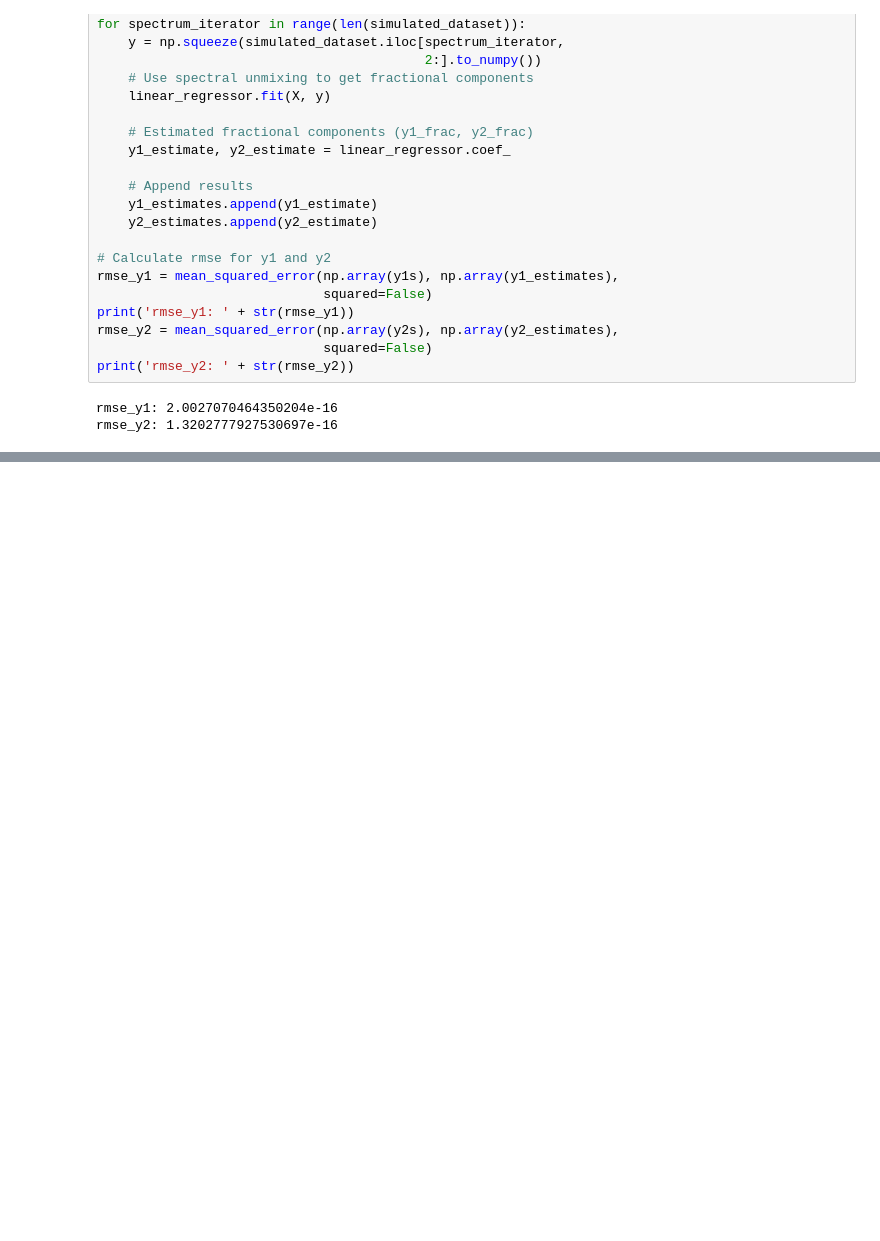
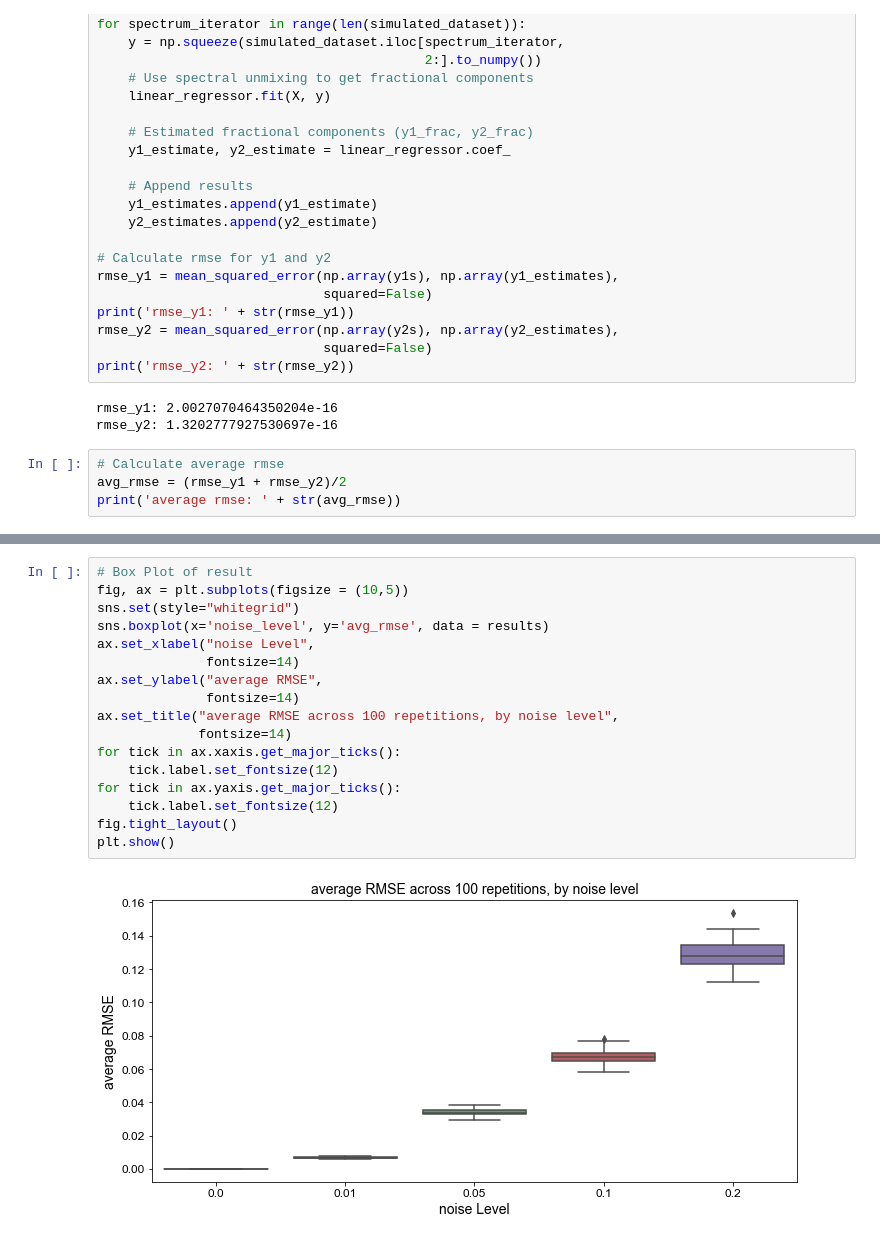
Before and after one commit to kylemjonesislanders/md-anderson, a Jupyter notebook: spectral-unmixing/simulation_experiment.ipynb, the cells around one changed output, grey strips where cells are left out. Cells and saved outputs as stored; diff of their text form; blank space fills up the shorter version.

```diff
--- a/spectral-unmixing/simulation_experiment.ipynb
+++ b/spectral-unmixing/simulation_experiment.ipynb
@@ -236,3 +237,7 @@ print('rmse_y2: ' + str(rmse_y2))
 # %% [output]
 rmse_y1: 2.0027070464350204e-16
 rmse_y2: 1.3202777927530697e-16
+# %%
+# Calculate average rmse
+avg_rmse = (rmse_y1 + rmse_y2)/2
+print('average rmse: ' + str(avg_rmse))
@@ -238,0 +321,19 @@ rmse_y2: 1.3202777927530697e-16
+# %%
+# Box Plot of result
+fig, ax = plt.subplots(figsize = (10,5))
+sns.set(style="whitegrid")
+sns.boxplot(x='noise_level', y='avg_rmse', data = results)
+ax.set_xlabel("noise Level",
+              fontsize=14)
+ax.set_ylabel("average RMSE",
+              fontsize=14)
+ax.set_title("average RMSE across 100 repetitions, by noise level",
+             fontsize=14)
+for tick in ax.xaxis.get_major_ticks():
+    tick.label.set_fontsize(12)
+for tick in ax.yaxis.get_major_ticks():
+    tick.label.set_fontsize(12)
+fig.tight_layout()
+plt.show()
+# %% [output]
+[figure, added]
```
Also changed, not shown: parts of 7 cells of this notebook.
